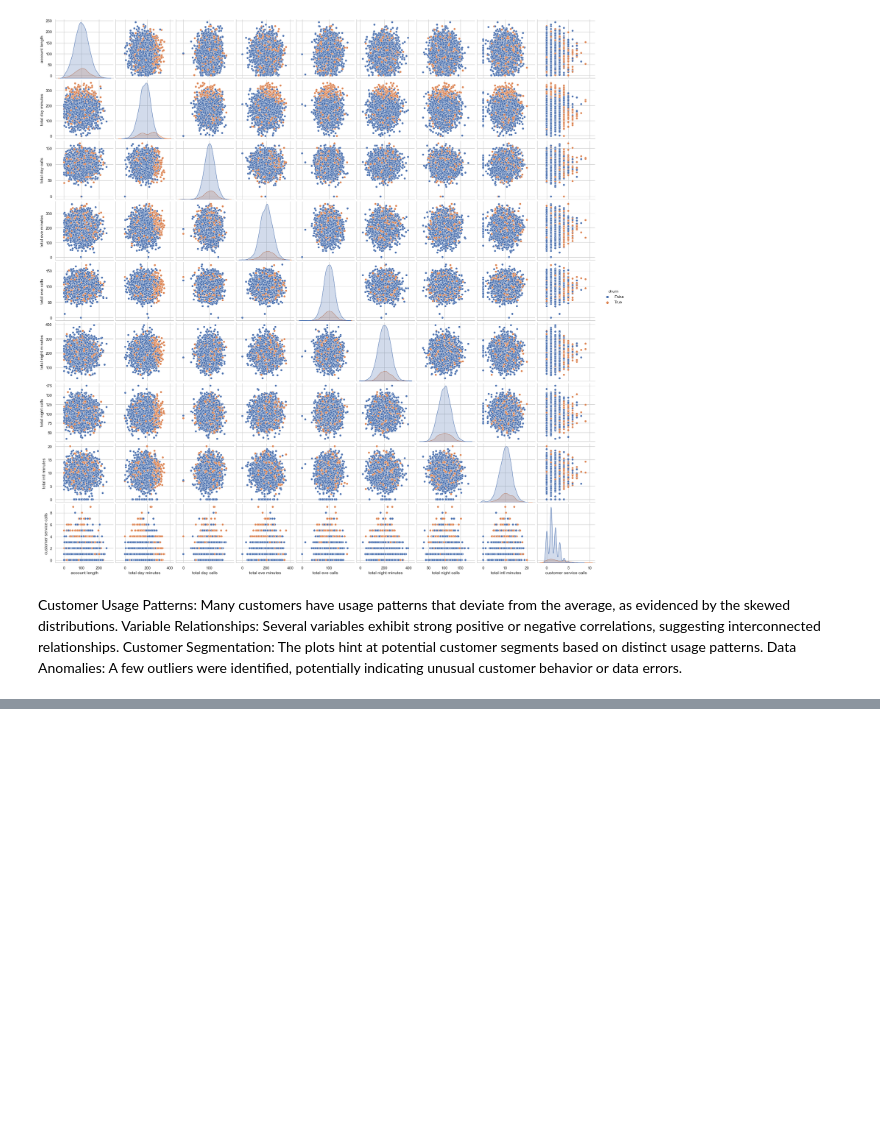
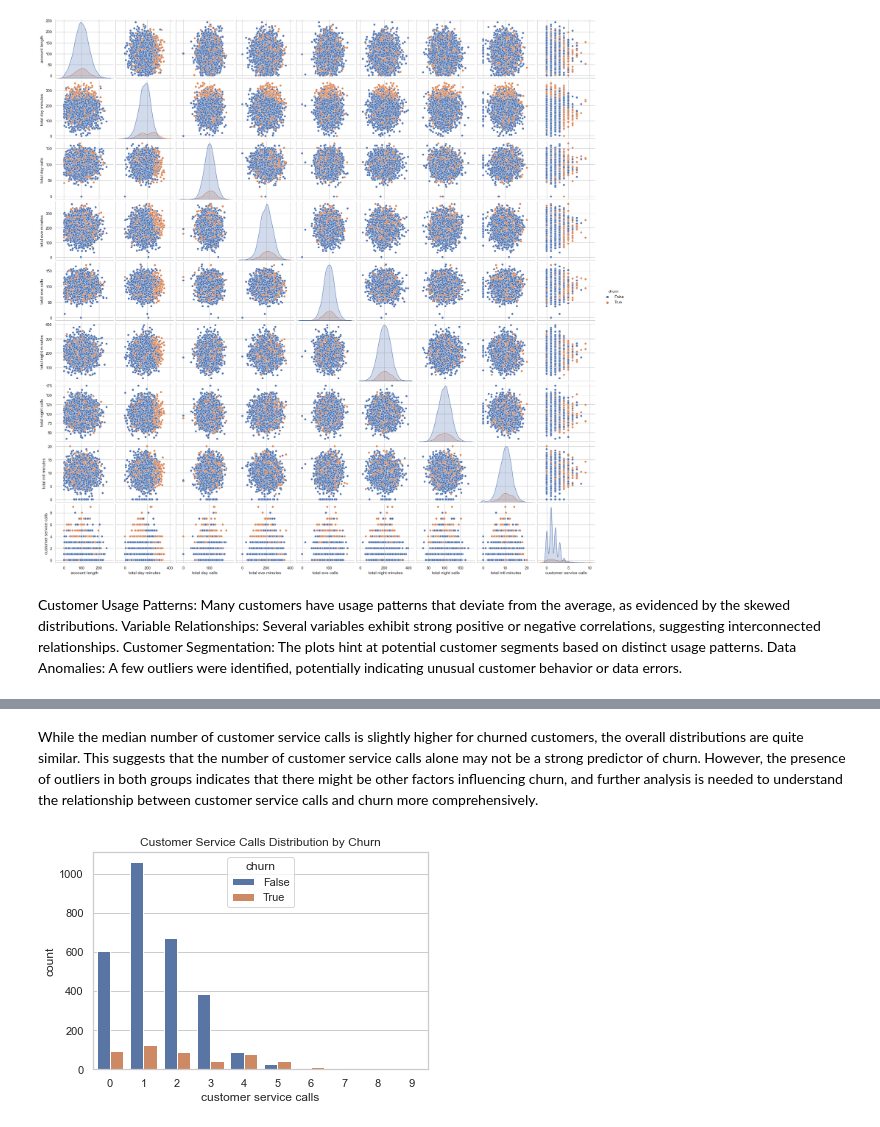
Before and after one commit to NamaembaSilali/telecom-churn-prediction, a Jupyter notebook: data/index.ipynb, the cells around one changed output, grey strips where cells are left out. Cells and saved outputs as stored; diff of their text form; code cells hidden in the pictures; blank space fills up the shorter version.

```diff
--- a/data/index.ipynb
+++ b/data/index.ipynb
@@ -229,10 +248,9 @@ Data Anomalies: A few outliers were identified, potentially indicating unusual c
+# %% [markdown]
+While the median number of customer service calls is slightly higher for churned customers, the overall distributions are quite similar. This suggests that the number of customer service calls alone may not be a strong predictor of churn. However, the presence of outliers in both groups indicates that there might be other factors influencing churn, and further analysis is needed to understand the relationship between customer service calls and churn more comprehensively.
 # %%
-# Boxplot for customer service calls vs churn
-sns.boxplot(x='churn', y='customer service calls', data=df)
-plt.title('Customer Service Calls vs Churn')
-plt.show()
-
 # Countplot for customer service calls vs churn
 sns.countplot(x='customer service calls', hue='churn', data=df)
 plt.title('Customer Service Calls Distribution by Churn')
 plt.show()
+# %% [output]
+[figure, added]
```
Also changed, not shown: parts of 3 cells of this notebook.
